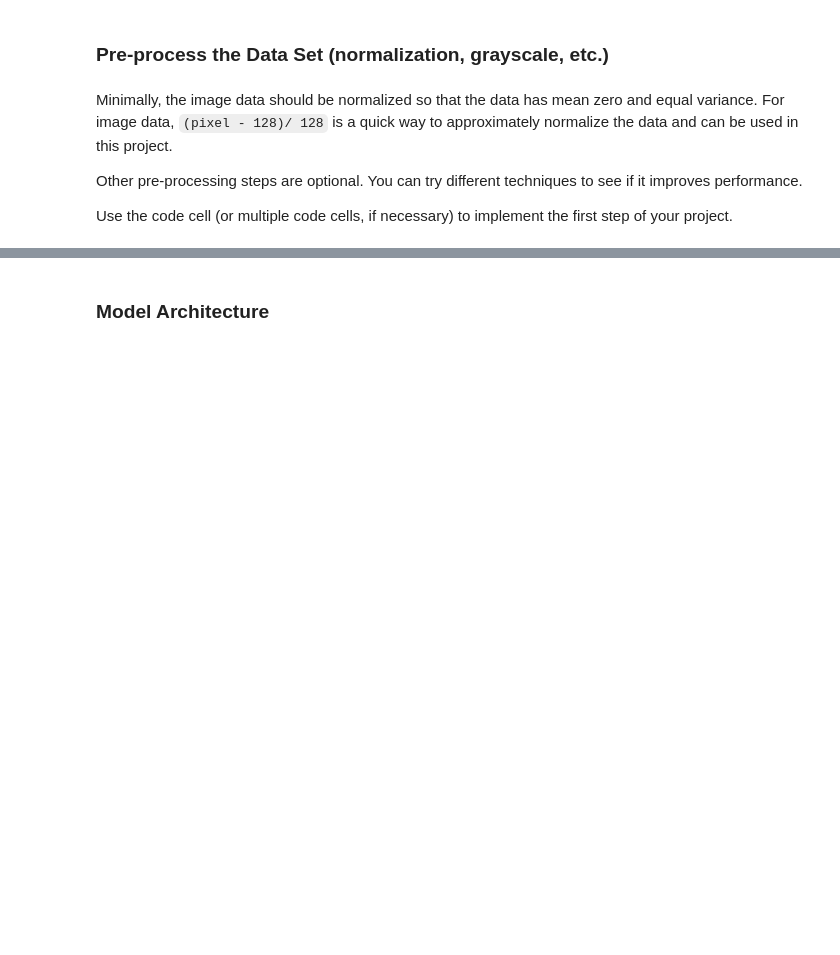
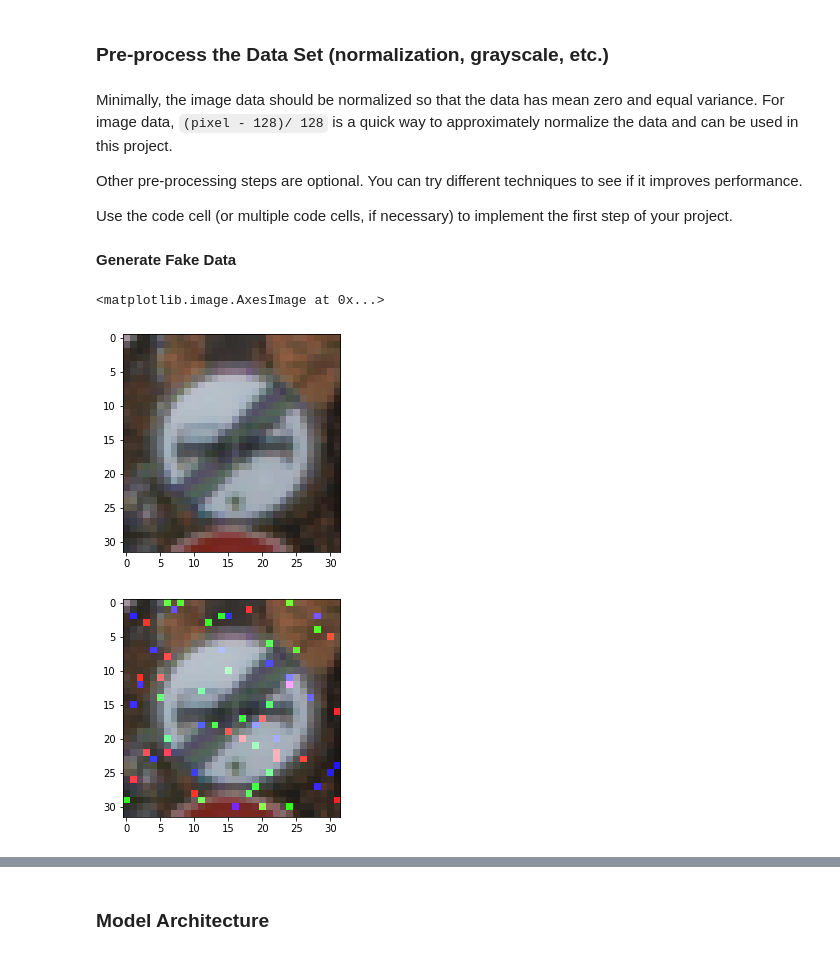
Before and after one commit to waszak/CarND-Traffic-Sign-Classifier-Project, a Jupyter notebook: Traffic_Sign_Classifier.ipynb, the cells around one changed output, grey strips where cells are left out. Drawn from its saved outputs; the diff is of its cells as text; code cells hidden in the pictures; blank space fills up the shorter version.

```diff
--- a/Traffic_Sign_Classifier.ipynb
+++ b/Traffic_Sign_Classifier.ipynb
@@ -132,3 +172,23 @@ Minimally, the image data should be normalized so that the data has mean zero an
 Other pre-processing steps are optional. You can try different techniques to see if it improves performance.
 
 Use the code cell (or multiple code cells, if necessary) to implement the first step of your project.
+# %% [markdown]
+**Generate Fake Data**
+# %%
+import cv2
+def add_noise(img):
+    shape = img.shape
+    gauss = np.random.normal(0,0.5,img.size)
+    gauss = gauss.reshape(img.shape[0],img.shape[1],img.shape[2]).astype('uint8')
+
+    return cv2.add(img, gauss)
+
+img= X_train[80]
+noise_img = add_noise(img)
+plt.imshow(img)
+plt.figure()
+plt.imshow(noise_img)
+# %% [output]
+<matplotlib.image.AxesImage at 0x...>
+[figure, added]
+[figure, added]
```
Also changed, not shown: parts of 18 cells of this notebook, 4 other files.
